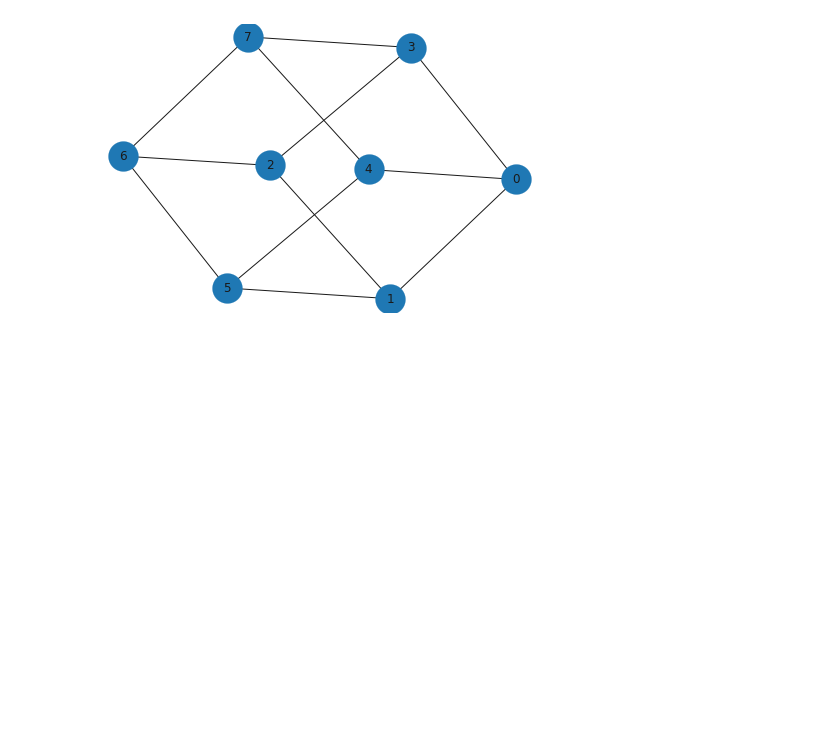
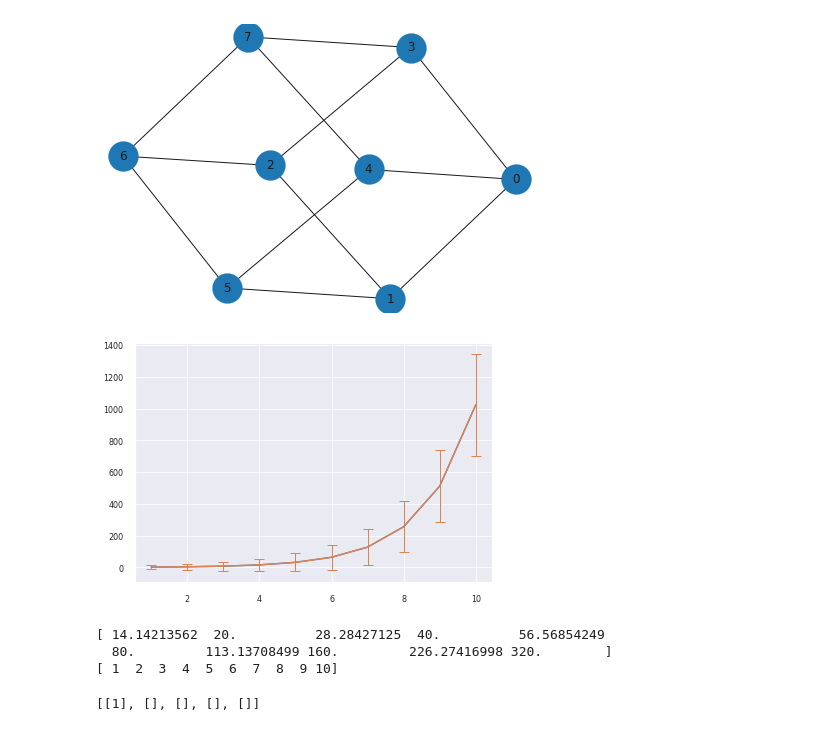
Before and after one commit to arjunarao619/Decent_Opt, a Jupyter notebook: Topology_Experiments.ipynb, the cells around one changed output. Cells and saved outputs as stored; diff of their text form; code cells hidden in the pictures; blank space fills up the shorter version.

```diff
--- a/Topology_Experiments.ipynb
+++ b/Topology_Experiments.ipynb
@@ -367,3 +646,27 @@ define_graph(8,'torus')
 [figure]
 # %%
 from prettytable import PrettyTable
+# %%
+import numpy as np
+import matplotlib.pyplot as plt
+
+x = np.linspace(1, 10, 10, dtype=int)
+y = 2**x
+yerr = np.sqrt(y)*10
+
+fig, ax = plt.subplots()
+plt.plot(x,y)
+(_, caps, _) = plt.errorbar(x,y, yerr=yerr, capsize=5, elinewidth=1)
+
+for cap in caps:
+    cap.set_markeredgewidth(1)
+plt.show()
+# %% [output]
+[figure, added]
+# %%
+print(yerr)
+print(x)
+# %% [output]
+[ 14.14213562  20.          28.28427125  40.          56.56854249
+  80.         113.13708499 160.         226.27416998 320.        ]
+[ 1  2  3  4  5  6  7  8  9 10]
@@ -369,0 +677,4 @@ from prettytable import PrettyTable
+# %%
+min_loss_t
+# %% [output]
+[[1], [], [], [], []]
```
Also changed, not shown: parts of 6 cells of this notebook, 1 other file.
